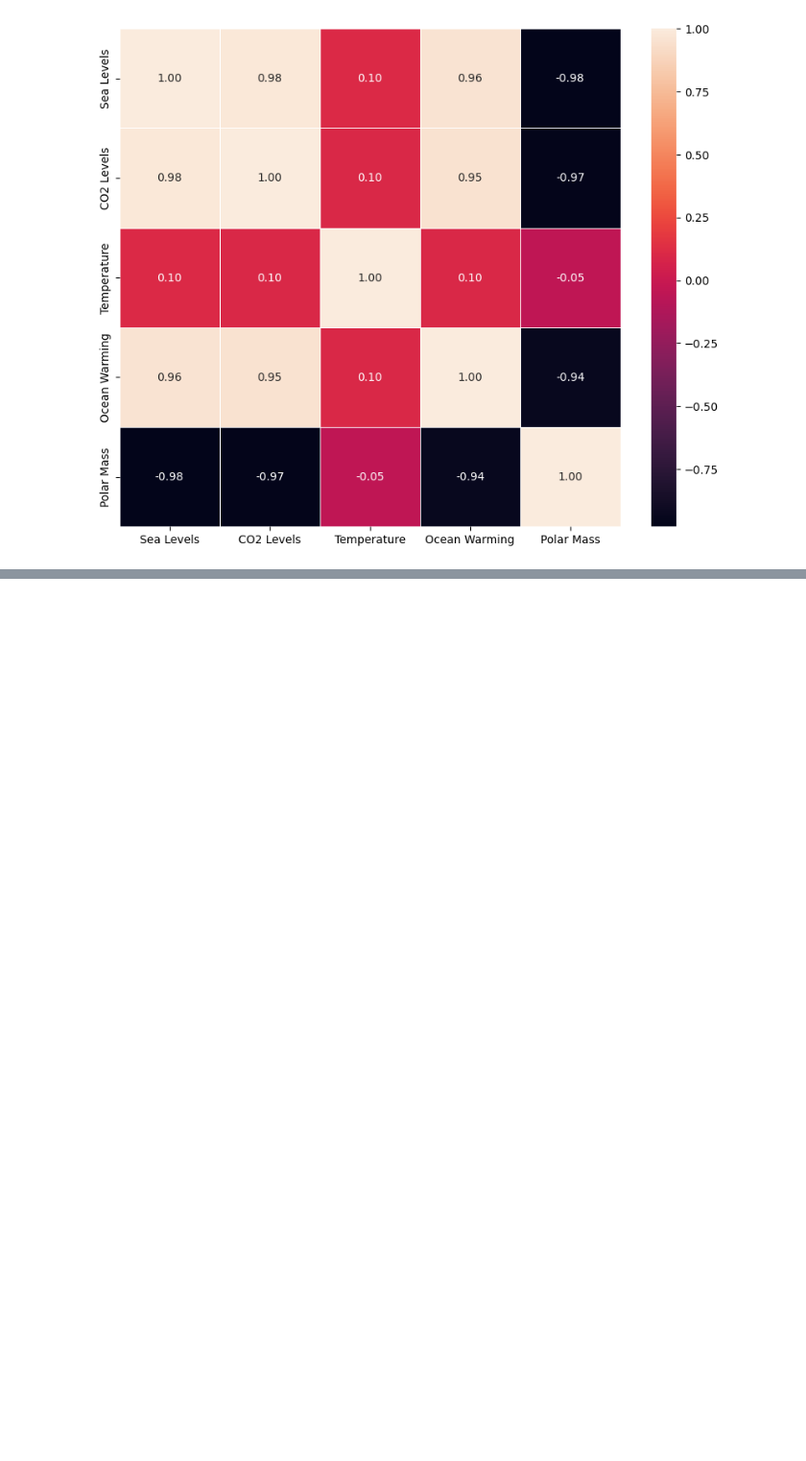
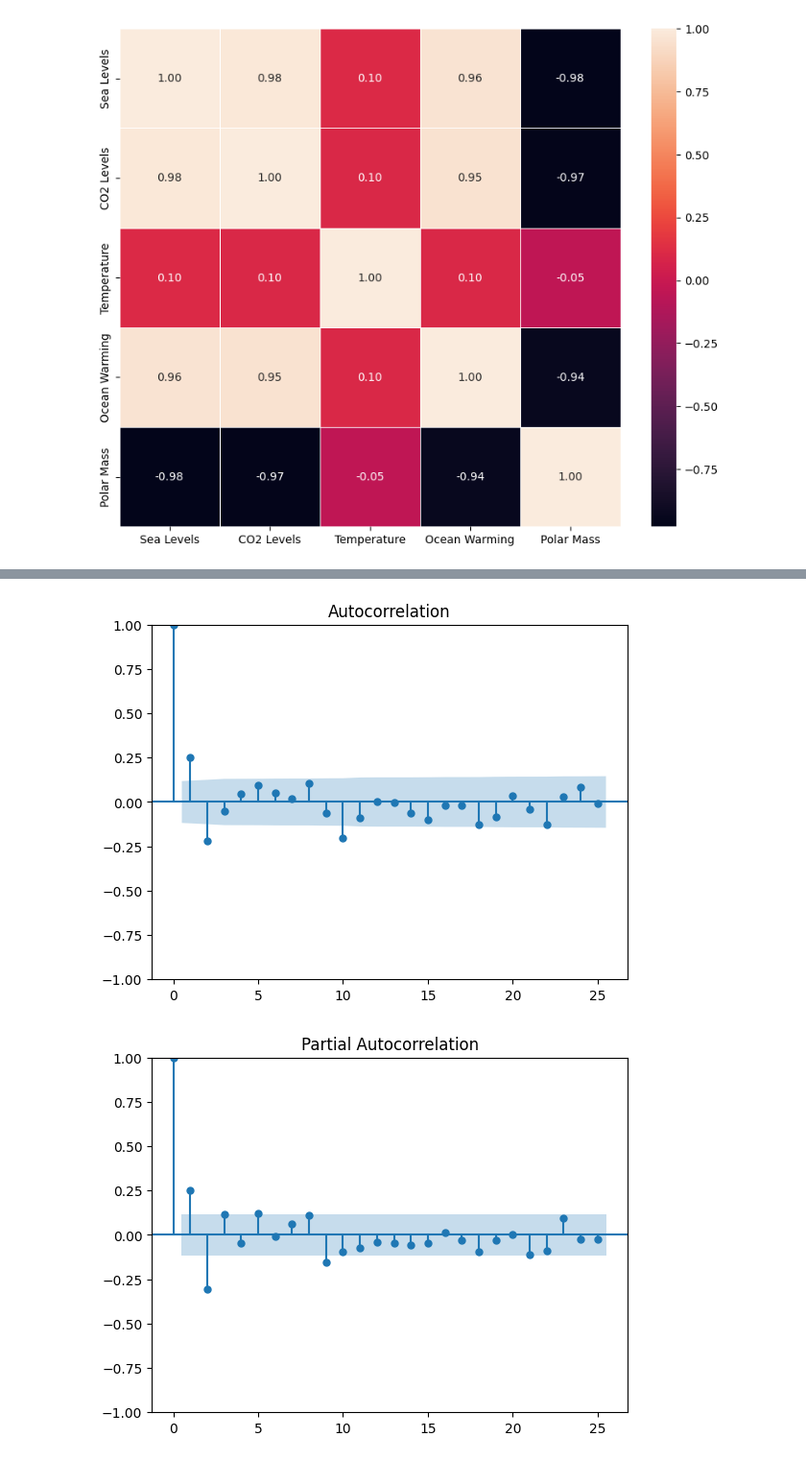
Before and after one commit to rraj786/Sea-Level-Predictions, a Jupyter notebook: Sea Level Predictions.ipynb, the cells around one changed output, grey strips where cells are left out. Shown at 96% size. Saved outputs shown, nothing was run; the diff lists cells and outputs as text; code cells hidden in the pictures; blank space fills up the shorter version.

```diff
--- a/Sea Level Predictions.ipynb
+++ b/Sea Level Predictions.ipynb
@@ -140,0 +205,8 @@ plt.show()
+# %%
+# Plot ACF and PACF
+plot_acf(unified['Sea Levels 1st Order'].dropna())
+plot_pacf(unified['Sea Levels 1st Order'].dropna(), method = 'ywm')
+plt.show()
+# %% [output]
+[figure, added]
+[figure, added]
```
Also changed, not shown: parts of 37 cells of this notebook.
